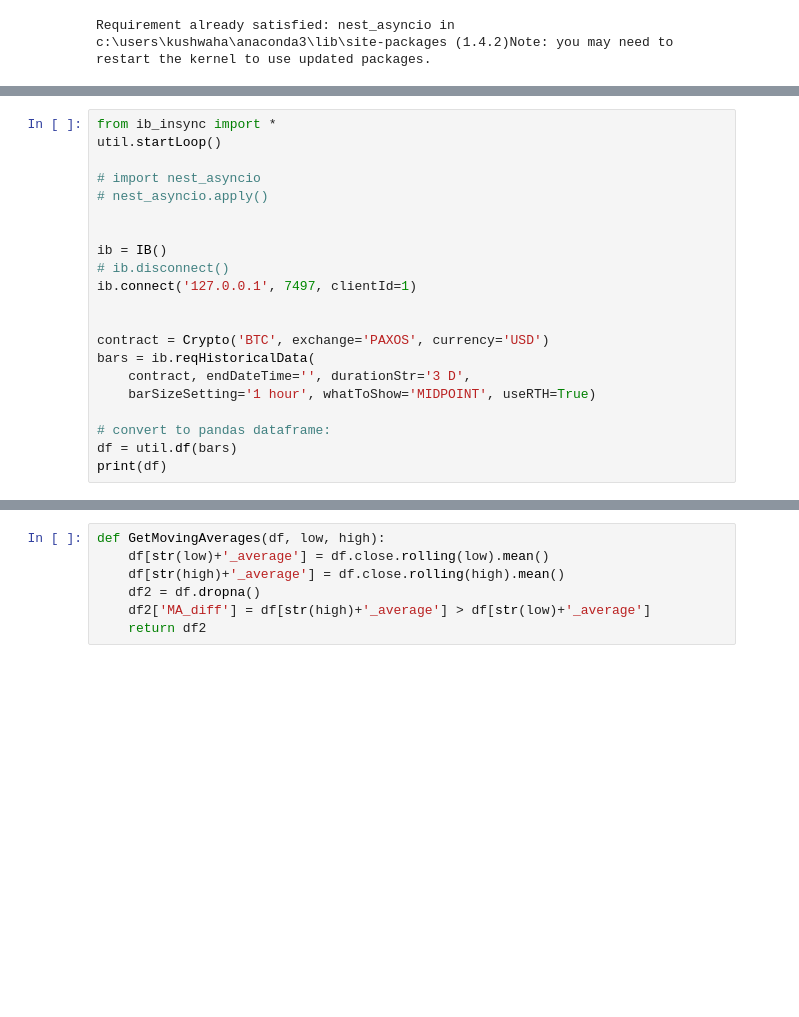
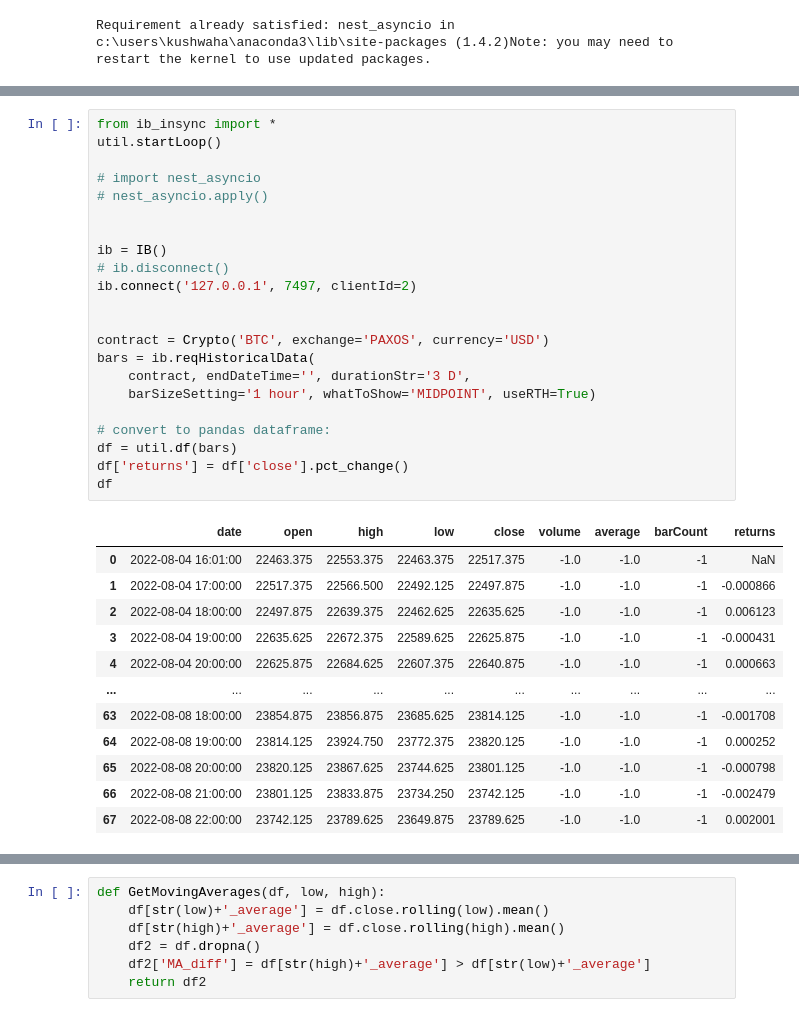
Before and after one commit to SonnyK33/btcalgo, a Jupyter notebook: btc_test.ipynb, the cells around one changed output, grey strips where cells are left out. Cells and saved outputs as stored; diff of their text form; blank space fills up the shorter version.

```diff
--- a/btc_test.ipynb
+++ b/btc_test.ipynb
@@ -17,22 +24,35 @@ Requirement already satisfied: nest_asyncio in c:\users\kushwaha\anaconda3\lib\s
 # %%
 from ib_insync import *
 util.startLoop()
 
 # import nest_asyncio
 # nest_asyncio.apply()
 
 
 ib = IB()
 # ib.disconnect()
-ib.connect('127.0.0.1', 7497, clientId=1)
+ib.connect('127.0.0.1', 7497, clientId=2)
 
 
 contract = Crypto('BTC', exchange='PAXOS', currency='USD')
 bars = ib.reqHistoricalData(
     contract, endDateTime='', durationStr='3 D',
     barSizeSetting='1 hour', whatToShow='MIDPOINT', useRTH=True)
 
 # convert to pandas dataframe:
 df = util.df(bars)
-print(df)
+df['returns'] = df['close'].pct_change()
+df
 # %% [output]
+|  | date | open | high | low | close | volume | average | barCount | returns |
+| 0 | 2022-08-04 16:01:00 | 22463.375 | 22553.375 | 22463.375 | 22517.375 | -1.0 | -1.0 | -1 | NaN |
+| 1 | 2022-08-04 17:00:00 | 22517.375 | 22566.500 | 22492.125 | 22497.875 | -1.0 | -1.0 | -1 | -0.000866 |
+| 2 | 2022-08-04 18:00:00 | 22497.875 | 22639.375 | 22462.625 | 22635.625 | -1.0 | -1.0 | -1 | 0.006123 |
+| 3 | 2022-08-04 19:00:00 | 22635.625 | 22672.375 | 22589.625 | 22625.875 | -1.0 | -1.0 | -1 | -0.000431 |
+| 4 | 2022-08-04 20:00:00 | 22625.875 | 22684.625 | 22607.375 | 22640.875 | -1.0 | -1.0 | -1 | 0.000663 |
+| ... | ... | ... | ... | ... | ... | ... | ... | ... | ... |
+| 63 | 2022-08-08 18:00:00 | 23854.875 | 23856.875 | 23685.625 | 23814.125 | -1.0 | -1.0 | -1 | -0.001708 |
+| 64 | 2022-08-08 19:00:00 | 23814.125 | 23924.750 | 23772.375 | 23820.125 | -1.0 | -1.0 | -1 | 0.000252 |
+| 65 | 2022-08-08 20:00:00 | 23820.125 | 23867.625 | 23744.625 | 23801.125 | -1.0 | -1.0 | -1 | -0.000798 |
+| 66 | 2022-08-08 21:00:00 | 23801.125 | 23833.875 | 23734.250 | 23742.125 | -1.0 | -1.0 | -1 | -0.002479 |
+| 67 | 2022-08-08 22:00:00 | 23742.125 | 23789.625 | 23649.875 | 23789.625 | -1.0 | -1.0 | -1 | 0.002001 |
```
Also changed, not shown: parts of 9 cells of this notebook, 1 other file.
